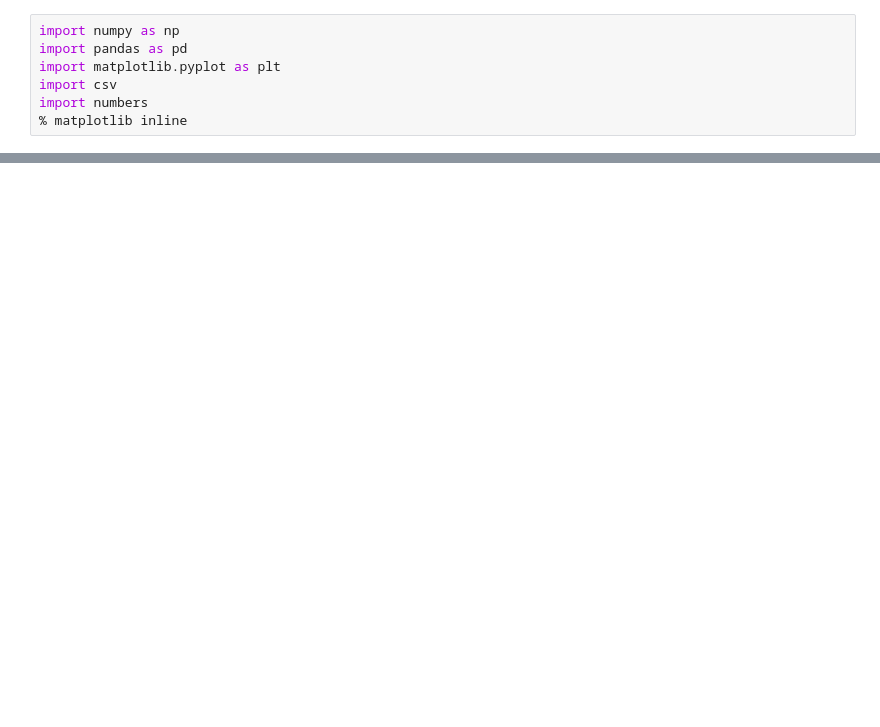
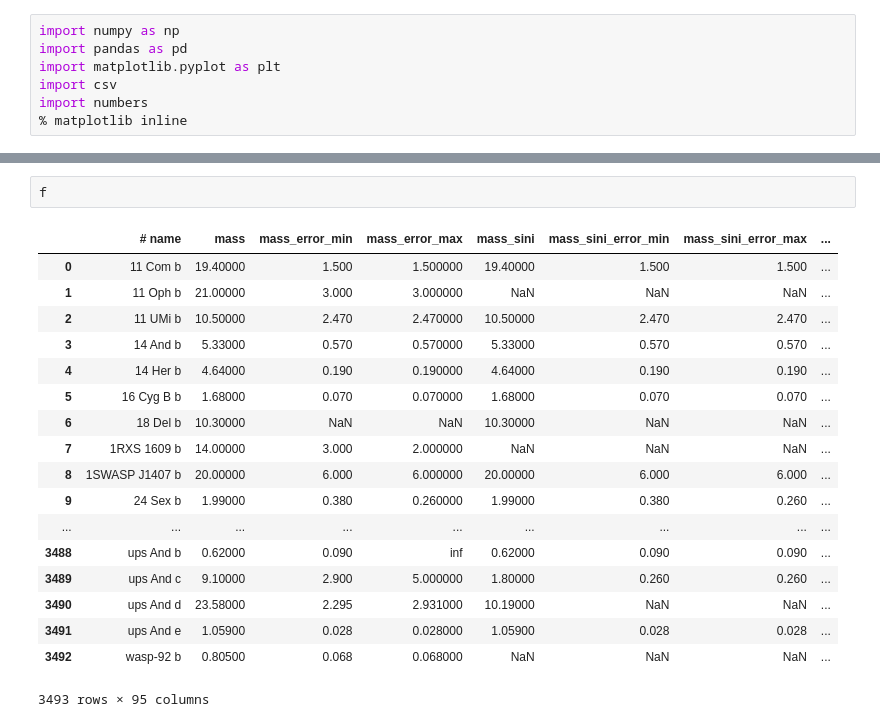
Before and after one commit to kaceyaurum/Sundial, a Jupyter notebook: Density Calculations.ipynb, the cells around one changed output, grey strips where cells are left out. Drawn from its saved outputs; the diff is of its cells as text; blank space fills up the shorter version.

```diff
--- a/Density Calculations.ipynb
+++ b/Density Calculations.ipynb
@@ -66,0 +160,21 @@ plt.yscale('log')
+# %%
+f
+# %% [output]
+|  | # name | mass | mass_error_min | mass_error_max | mass_sini | mass_sini_error_min | mass_sini_error_max | ... |
+| 0 | 11 Com b | 19.40000 | 1.500 | 1.500000 | 19.40000 | 1.500 | 1.500 | ... |
+| 1 | 11 Oph b | 21.00000 | 3.000 | 3.000000 | NaN | NaN | NaN | ... |
+| 2 | 11 UMi b | 10.50000 | 2.470 | 2.470000 | 10.50000 | 2.470 | 2.470 | ... |
+| 3 | 14 And b | 5.33000 | 0.570 | 0.570000 | 5.33000 | 0.570 | 0.570 | ... |
+| 4 | 14 Her b | 4.64000 | 0.190 | 0.190000 | 4.64000 | 0.190 | 0.190 | ... |
+| 5 | 16 Cyg B b | 1.68000 | 0.070 | 0.070000 | 1.68000 | 0.070 | 0.070 | ... |
+| 6 | 18 Del b | 10.30000 | NaN | NaN | 10.30000 | NaN | NaN | ... |
+| 7 | 1RXS 1609 b | 14.00000 | 3.000 | 2.000000 | NaN | NaN | NaN | ... |
+| 8 | 1SWASP J1407 b | 20.00000 | 6.000 | 6.000000 | 20.00000 | 6.000 | 6.000 | ... |
+| 9 | 24 Sex b | 1.99000 | 0.380 | 0.260000 | 1.99000 | 0.380 | 0.260 | ... |
+| ... | ... | ... | ... | ... | ... | ... | ... | ... |
+| 3488 | ups And b | 0.62000 | 0.090 | inf | 0.62000 | 0.090 | 0.090 | ... |
+| 3489 | ups And c | 9.10000 | 2.900 | 5.000000 | 1.80000 | 0.260 | 0.260 | ... |
+| 3490 | ups And d | 23.58000 | 2.295 | 2.931000 | 10.19000 | NaN | NaN | ... |
+| 3491 | ups And e | 1.05900 | 0.028 | 0.028000 | 1.05900 | 0.028 | 0.028 | ... |
+| 3492 | wasp-92 b | 0.80500 | 0.068 | 0.068000 | NaN | NaN | NaN | ... |
+3493 rows × 95 columns
```
Also changed, not shown: parts of 13 cells of this notebook.
